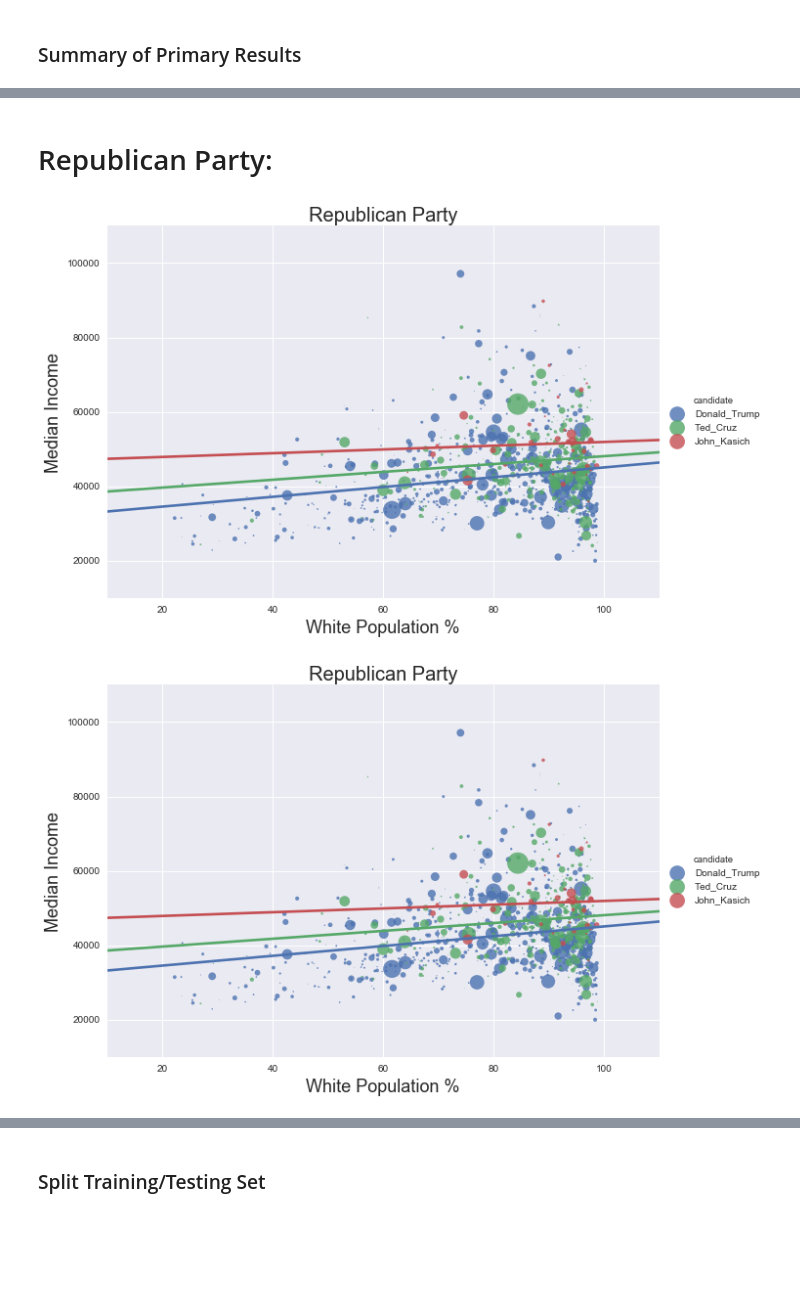
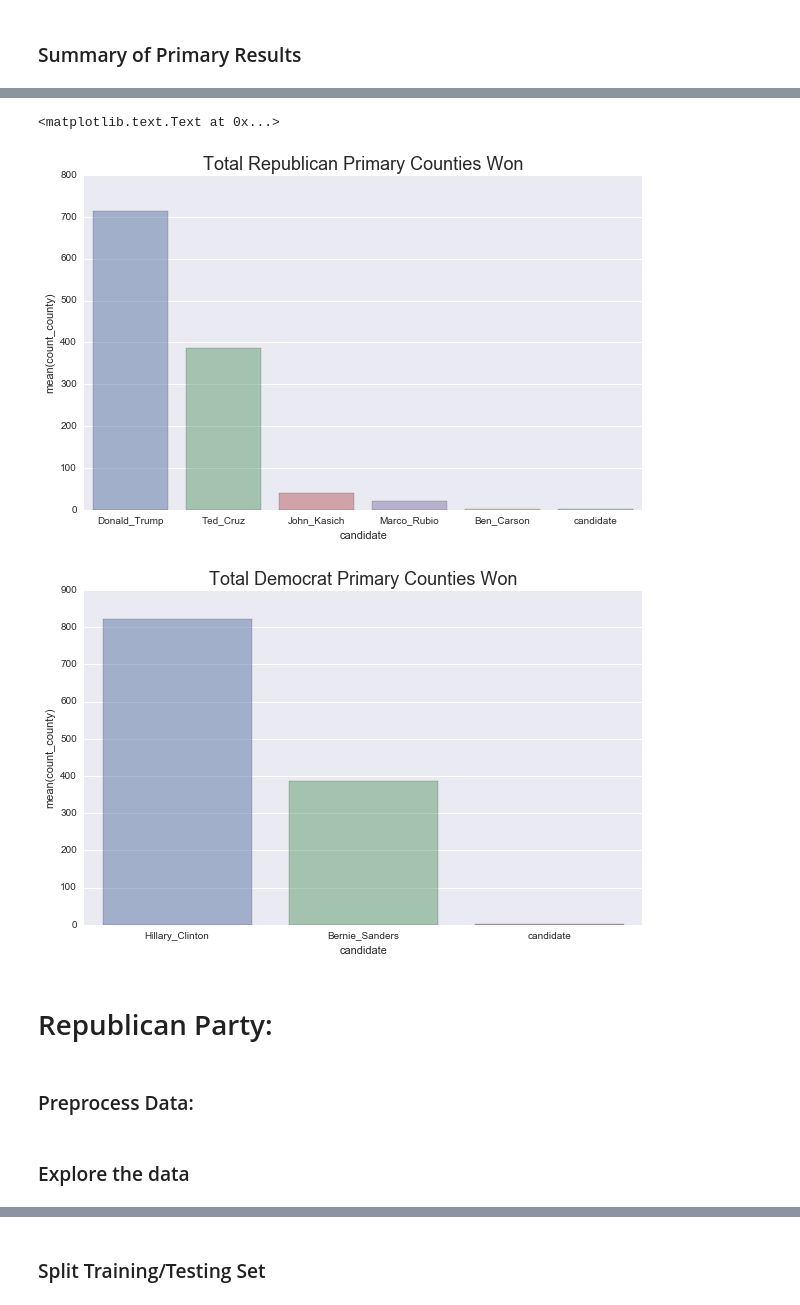
Before and after one commit to Tsmith5151/2016-US-Election---ML, a Jupyter notebook: analysis.ipynb, the cells around one changed output, grey strips where cells are left out. Cells and saved outputs as stored; diff of their text form; code cells hidden in the pictures; blank space fills up the shorter version.

```diff
--- a/analysis.ipynb
+++ b/analysis.ipynb
@@ -177,21 +177,27 @@ sns.plt.title('Total Votes per Candidate - All', fontsize = 18)
 # %%
 # republican winner by county:
 rep_winner_county = pd.read_sql_query('SELECT candidate, count(candidate) \
     as count_county FROM Republican_Winner GROUP BY candidate ORDER BY count_county desc', db)
 # democrat winner by county:
 dem_winner_county = pd.read_sql_query('SELECT candidate, count(candidate) \
     as count_county FROM Democrat_Winner GROUP BY candidate ORDER BY count_county desc', db)
 
 #plots
 sns.plt.figure(figsize=(10,6))
-sns.barplot(x = 'candidate', y = 'count_county', data = rep_winner_county, palette="PuBuGn_d")
+sns.barplot(x = 'candidate', y = 'count_county', data = rep_winner_county, alpha = 0.5)
 sns.plt.title('Total Republican Primary Counties Won', fontsize = 18)
 
 sns.plt.figure(figsize=(10,6))
-sns.barplot(x = 'candidate', y = 'count_county', data = dem_winner_county, palette="PuBuGn_d")
+sns.barplot(x = 'candidate', y = 'count_county', data = dem_winner_county, alpha=0.5)
 sns.plt.title('Total Democrat Primary Counties Won', fontsize = 18)
+# %% [output]
+<matplotlib.text.Text at 0x...>
+[figure, added]
+[figure, added]
 # %% [markdown]
 # Republican Party:
+# %% [markdown]
+### Preprocess Data:
 # %%
 #Dataframe for Republican winners per county w/ county facts:
 republican_data = pd.read_csv("republican_winners_county_facts.csv")
@@ -230,6 +227,2 @@ def create_plot(x_feat,y_feat):
-# %%
-plot1()
-plot2()
-# %% [output]
-[figure, removed]
-[figure, removed]
+# %% [markdown]
+### Explore the data
```
Also changed, not shown: parts of 23 cells of this notebook.
